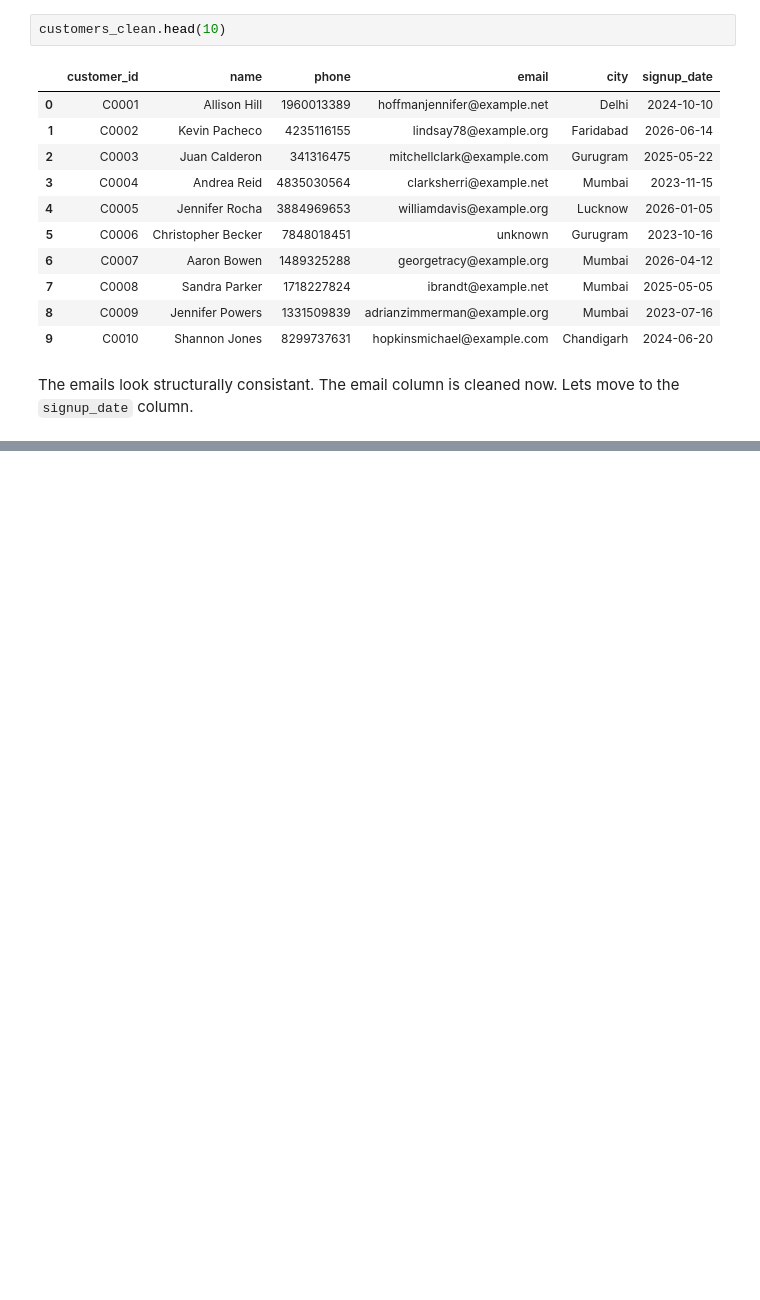
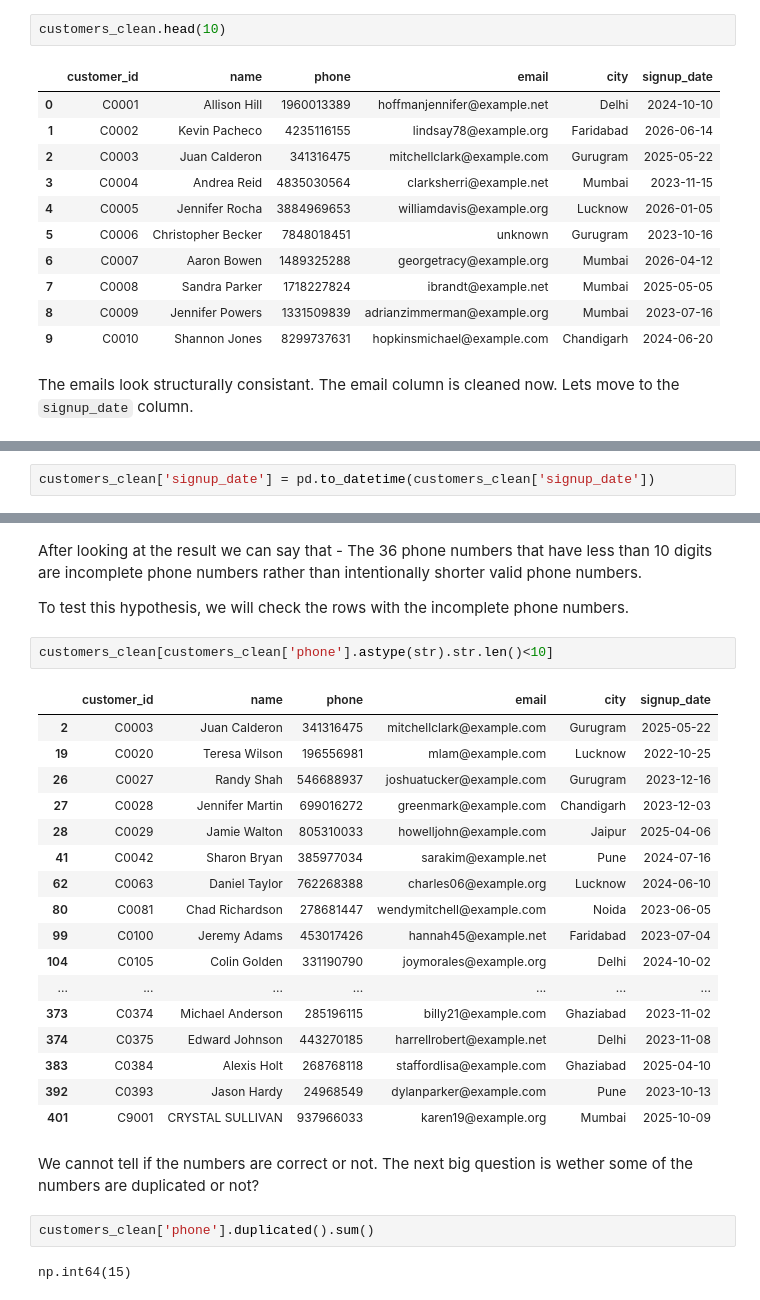
Before and after one commit to Namishkaushik/Projects, a Jupyter notebook: Project-4 Vulcan/clean_data.ipynb, the cells around one changed output, grey strips where cells are left out. Drawn from its saved outputs; the diff is of its cells as text; blank space fills up the shorter version.

Commit message:
Cleaned the email column and the changed the data type of signup_date column. Working on the phone column and extracting duplicate values

```diff
--- a/Project-4 Vulcan/clean_data.ipynb
+++ b/Project-4 Vulcan/clean_data.ipynb
@@ -348,0 +371,2 @@ The emails look structurally consistant. The email column is cleaned now. Lets m
+# %%
+customers_clean['signup_date'] = pd.to_datetime(customers_clean['signup_date'])
@@ -348,0 +401,32 @@ The emails look structurally consistant. The email column is cleaned now. Lets m
+# %% [markdown]
+After looking at the result we can say that - The 36 phone numbers that have less than 10 digits are incomplete phone numbers rather than intentionally shorter valid phone numbers.
+
+
+
+To test this hypothesis, we will check the rows with the incomplete phone numbers.
+# %%
+customers_clean[customers_clean['phone'].astype(str).str.len()<10]
+# %% [output]
+|  | customer_id | name | phone | email | city | signup_date |
+| 2 | C0003 | Juan Calderon | 341316475 | mitchellclark@example.com | Gurugram | 2025-05-22 |
+| 19 | C0020 | Teresa Wilson | 196556981 | mlam@example.com | Lucknow | 2022-10-25 |
+| 26 | C0027 | Randy Shah | 546688937 | joshuatucker@example.com | Gurugram | 2023-12-16 |
+| 27 | C0028 | Jennifer Martin | 699016272 | greenmark@example.com | Chandigarh | 2023-12-03 |
+| 28 | C0029 | Jamie Walton | 805310033 | howelljohn@example.com | Jaipur | 2025-04-06 |
+| 41 | C0042 | Sharon Bryan | 385977034 | sarakim@example.net | Pune | 2024-07-16 |
+| 62 | C0063 | Daniel Taylor | 762268388 | charles06@example.org | Lucknow | 2024-06-10 |
+| 80 | C0081 | Chad Richardson | 278681447 | wendymitchell@example.com | Noida | 2023-06-05 |
+| 99 | C0100 | Jeremy Adams | 453017426 | hannah45@example.net | Faridabad | 2023-07-04 |
+| 104 | C0105 | Colin Golden | 331190790 | joymorales@example.org | Delhi | 2024-10-02 |
+| ... | ... | ... | ... | ... | ... | ... |
+| 373 | C0374 | Michael Anderson | 285196115 | billy21@example.com | Ghaziabad | 2023-11-02 |
+| 374 | C0375 | Edward Johnson | 443270185 | harrellrobert@example.net | Delhi | 2023-11-08 |
+| 383 | C0384 | Alexis Holt | 268768118 | staffordlisa@example.com | Ghaziabad | 2025-04-10 |
+| 392 | C0393 | Jason Hardy | 24968549 | dylanparker@example.com | Pune | 2023-10-13 |
+| 401 | C9001 | CRYSTAL SULLIVAN | 937966033 | karen19@example.org | Mumbai | 2025-10-09 |
+# %% [markdown]
+We cannot tell if the numbers are correct or not. The next big question is wether some of the numbers are duplicated or not?
+# %%
+customers_clean['phone'].duplicated().sum()
+# %% [output]
+np.int64(15)
```
Also changed, not shown: parts of 13 cells of this notebook.
